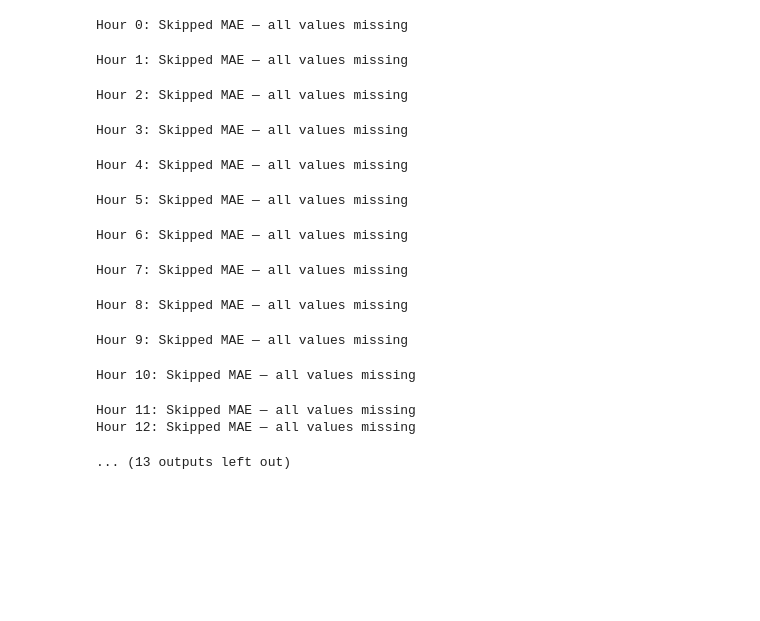
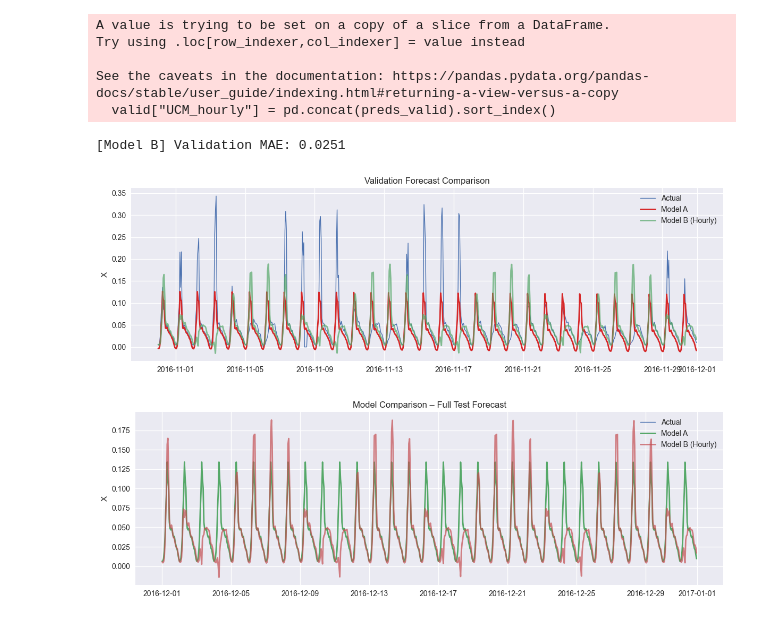
Before and after one commit to SergioV3005/hourly-time-series-traffic, a Jupyter notebook: ucm/ucm.ipynb, the cells around one changed output. Cells and saved outputs as stored; diff of their text form; code cells hidden in the pictures; blank space fills up the shorter version.

```diff
--- a/ucm/ucm.ipynb
+++ b/ucm/ucm.ipynb
@@ -95,55 +123,41 @@ Validation MAE (Model A): 0.0239
+# %%
+valid["UCM_hourly"] = pd.concat(preds_valid).sort_index()
+# %% [output]
+A value is trying to be set on a copy of a slice from a DataFrame.
+Try using .loc[row_indexer,col_indexer] = value instead
+
+See the caveats in the documentation: https://pandas.pydata.org/pandas-docs/stable/user_guide/indexing.html#returning-a-view-versus-a-copy
+  valid["UCM_hourly"] = pd.concat(preds_valid).sort_index()
+# %%
+mae_valid_B = mean_absolute_error(
+    valid["X"].dropna(),
+    valid["UCM_hourly"].loc[valid["X"].notna()]
+)
+print(f"[Model B] Validation MAE: {mae_valid_B:.4f}")
+# %% [output]
+[Model B] Validation MAE: 0.0251
+# %%
+
+fig, ax = plt.subplots(figsize=(12, 4))
+ax.plot(valid["DateTime"], valid["X"], label="Actual", lw=1)
+ax.plot(valid["DateTime"], pred_valid_A, label="Model A", lw=2, color="tab:red")
+ax.plot(valid["DateTime"], valid["UCM_hourly"], label="Model B (Hourly)", lw=2, alpha=0.7)
+ax.set(title="Validation Forecast Comparison", ylabel="X")
+ax.legend()
+plt.tight_layout()
+plt.show()
+# %% [output]
+[figure, added]
 # %%
-# --- Disaggregated hourly models (Model B) ---
-weekly_model = dict(level="local linear trend", freq_seasonal=[{"period": 7, "harmonics": 3}])
-residuals_hourly = []
-preds = []
 
-for h in range(24):
-    sub_trainval = trainval[trainval["Hour"] == h]
-    sub_test = test[test["Hour"] == h]
-    y_train = sub_trainval["X"]
-    y_test = sub_test["X"]
-
-    fit_h = UCM(y_train, **weekly_model).fit(disp=False)
-    pred_h = fit_h.forecast(steps=len(y_test))
-
-    # Safe MAE calculation
-    mask = y_test.notna()
-    pred_h_array = np.asarray(pred_h)
-    if mask.sum() > 0:
-        mae = mean_absolute_error(y_test[mask].values, pred_h_array[mask])
-        print(f"Hour {h}: MAE = {mae:.4f}")
-    else:
-        print(f"Hour {h}: Skipped MAE — all values missing")
-
-    preds.append(pd.Series(pred_h_array, index=sub_test.index))
-    residuals_hourly.append(y_train - fit_h.fittedvalues)
-
-# Merge hourly forecasts
-test["UCM_hourly"] = pd.concat(preds).sort_index()
-
-# --- Compare Models ---
 fig, ax = plt.subplots(figsize=(12, 4))
 ax.plot(test["DateTime"], test["X"], label="Actual", lw=1)
 ax.plot(test["DateTime"], test_clean["UCM"], label="Model A", lw=2)
 ax.plot(test["DateTime"], test["UCM_hourly"], label="Model B (Hourly)", lw=2, alpha=0.7)
 ax.set(title="Model Comparison – Full Test Forecast", ylabel="X")
 ax.legend()
 plt.tight_layout()
 plt.show()
 # %% [output]
-Hour 0: Skipped MAE — all values missing
-Hour 1: Skipped MAE — all values missing
-Hour 2: Skipped MAE — all values missing
-Hour 3: Skipped MAE — all values missing
-Hour 4: Skipped MAE — all values missing
-Hour 5: Skipped MAE — all values missing
-Hour 6: Skipped MAE — all values missing
-Hour 7: Skipped MAE — all values missing
-Hour 8: Skipped MAE — all values missing
-Hour 9: Skipped MAE — all values missing
-Hour 10: Skipped MAE — all values missing
-Hour 11: Skipped MAE — all values missing
-Hour 12: Skipped MAE — all values missing
-... (13 outputs left out)
+[figure, added]
 # %%
```
Also changed, not shown: parts of 16 cells of this notebook, 8 other files.
